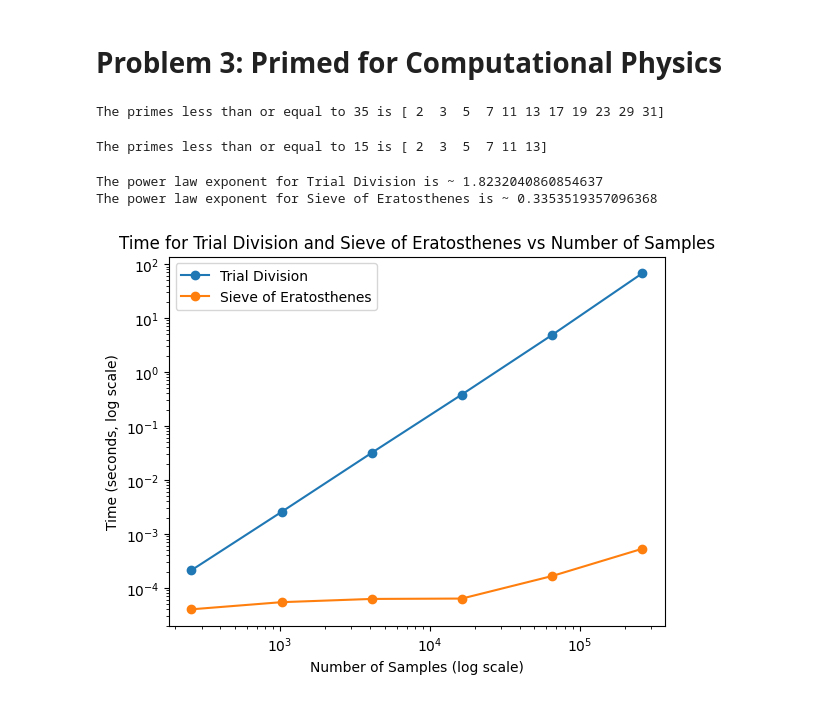
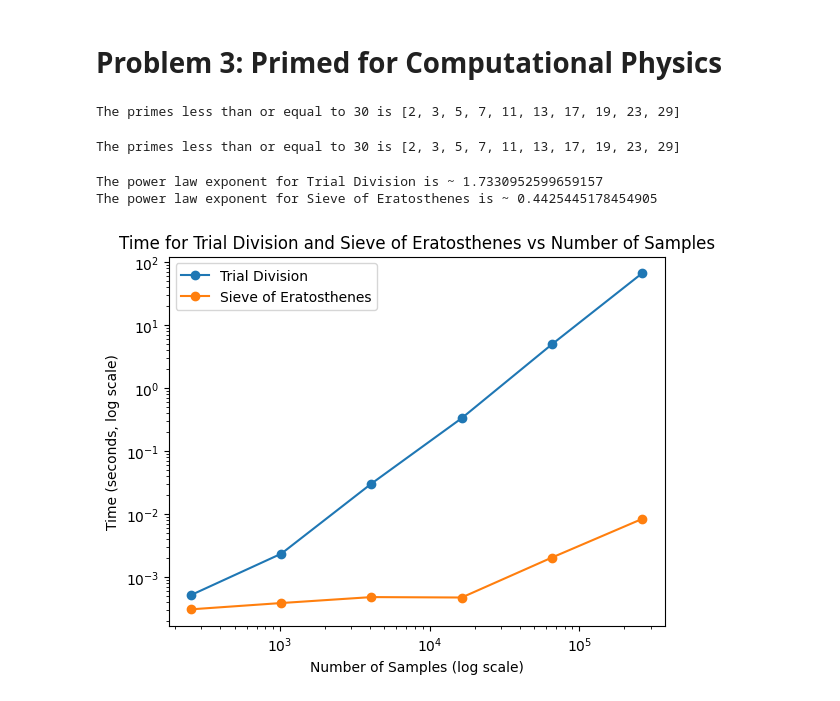
Before and after one commit to JacobGraham6489/physics-7321, a Jupyter notebook: Homeworks/HW1 Jacob Graham.ipynb, the cells around one changed output. Cells and saved outputs as stored; diff of their text form; code cells hidden in the pictures.

```diff
--- a/Homeworks/HW1 Jacob Graham.ipynb
+++ b/Homeworks/HW1 Jacob Graham.ipynb
@@ -107,81 +128,71 @@ Text(0.5, 1.0, 'Estimate of π vs Number of Samples')
 # %%
 #3.1 (computing all primes up to N >= 2 using trial division)
 def primes_trial_div(N):
-    primes = [] # empty list to collect primes
+    primes = []
     for i in range(2, N+1): # check each integer from 2 to N
         for j in range(2, i): # test divisors from 2 to i-1
             if i % j == 0: # if i is divisible by j, it's not prime
                 break # exit inner loop if not prime
         else: # else clause of inner loop executes if no break occurs (i.e., i is prime)
             primes.append(i)
-    return np.array(primes) # return prime list as array
+    return primes
 
-N = int(input("Enter an integer N >= 2 "))  # user input for upper limit N
+N = int(input("Enter an integer N >= 2 "))
 print(f"The primes less than or equal to {N} is {primes_trial_div(N)}")
 # %% [output]
-The primes less than or equal to 35 is [ 2  3  5  7 11 13 17 19 23 29 31]
+The primes less than or equal to 30 is [2, 3, 5, 7, 11, 13, 17, 19, 23, 29]
 # %%
 #3.2 (sieve of Eratosthenes)
 def primes_sieve(N):
-
-    # Step 1: start with all numbers "marked prime"
-    is_prime = np.ones(N+1, dtype=bool)
-
-    # Step 2: 0 and 1 are not prime
-    is_prime[0:2] = False
-
-    # Step 3: mark multiples of each prime
-    for p in range(2, int(N**0.5) + 1):
-        if is_prime[p]:
-            is_prime[p*p:N+1:p] = False   # start at p^2, step by p
-
-    # Step 4: extract indices where True
-    primes = np.nonzero(is_prime)[0]
+    int_arr = np.arange(2,N+1) # array of integers from 2 to N
+    primes = []
+    p = 2
+    while p**2 <= N: # stop when p^2 exceeds N
+        primes.append(p)
+        int_arr = int_arr[int_arr % p != 0] # mask to remove multiples of p from int_arr
+        p = int(int_arr[0]) # update p to the next number in int_arr, i.e. the next prime
+    primes = primes + int_arr.tolist() # append remaining primes in int_arr to prime list
     return primes
 
-N = int(input("Enter an integer N >= 2 "))  # user input for upper limit N
+N = int(input("Enter an integer N >= 2 "))
 print(f"The primes less than or equal to {N} is {primes_sieve(N)}")
 # %% [output]
-The primes less than or equal to 15 is [ 2  3  5  7 11 13]
+The primes less than or equal to 30 is [2, 3, 5, 7, 11, 13, 17, 19, 23, 29]
 # %%
 #3.3 (plot execution time vs number of samples for both algorithms, fit polynomial to log-log data to estimate time complexity)
 import time # import time module to measure execution time
 Ns = np.array([4**k for k in range(4,10)])
 time_list_1 = []
 time_list_2 = []
 for N in Ns:
     start_time_1 = time.perf_counter() # start timer
     primes_trial_div(N)
     end_time_1 = time.perf_counter() # end timer
     elapsed_time_1 = end_time_1 - start_time_1
     time_list_1.append(elapsed_time_1) # append elapsed time to list
-    # do same for sieve method
+
     start_time_2 = time.perf_counter()
     primes_sieve(N)
     end_time_2 = time.perf_counter()
     elapsed_time_2 = end_time_2 - start_time_2
     time_list_2.append(elapsed_time_2)
 
-time_arr_1 = np.array(time_list_1) # convert list of times to array
-time_arr_2 = np.array(time_list_2)
-
-plt.loglog(Ns, time_arr_1, '-o', label = 'Trial Division') # log-log plot of execution time vs number of samples (points connected by lines)
-plt.loglog(Ns, time_arr_2, '-o', label = 'Sieve of Eratosthenes')
+plt.loglog(Ns, time_list_1, '-o', label = 'Trial Division') # log-log plot of execution time vs number of samples (points connected by lines)
+plt.loglog(Ns, time_list_2, '-o', label = 'Sieve of Eratosthenes')
 plt.legend()
 plt.xlabel('Number of Samples (log scale)')
 plt.ylabel('Time (seconds, log scale)')
 plt.title('Time for Trial Division and Sieve of Eratosthenes vs Number of Samples')
 
 log_Ns = np.log(Ns) # take natural log of Ns, generated as array
-log_times_1 = np.log(time_arr_1) # take natural log of times, generated as array
-log_times_2 = np.log(time_arr_2)
+log_times_1 = np.log(time_list_1)
+log_times_2 = np.log(time_list_2)
 
 coeffs_1 = np.polyfit(log_Ns, log_times_1, 1) # fit polynomial of degree 1 (line) to log-log data for trial division
-print(f'The power law exponent for Trial Division is ~ {coeffs_1[0]}') # coeffs[0] is the coefficient of the highest degree term (i.e. the slope)
-
+print(f'The power law exponent for Trial Division is ~ {coeffs_1[0]}') # coeffs[0] is the coefficient of the highest degree term = slope
 coeffs_2 = np.polyfit(log_Ns, log_times_2, 1)
 print(f'The power law exponent for Sieve of Eratosthenes is ~ {coeffs_2[0]}')
 # %% [output]
-The power law exponent for Trial Division is ~ 1.8232040860854637
-The power law exponent for Sieve of Eratosthenes is ~ 0.3353519357096368
+The power law exponent for Trial Division is ~ 1.7330952599659157
+The power law exponent for Sieve of Eratosthenes is ~ 0.4425445178454905
-[figure, old version]
+[figure, new version]
```
Also changed, not shown: parts of 6 cells of this notebook, 1 other file.
